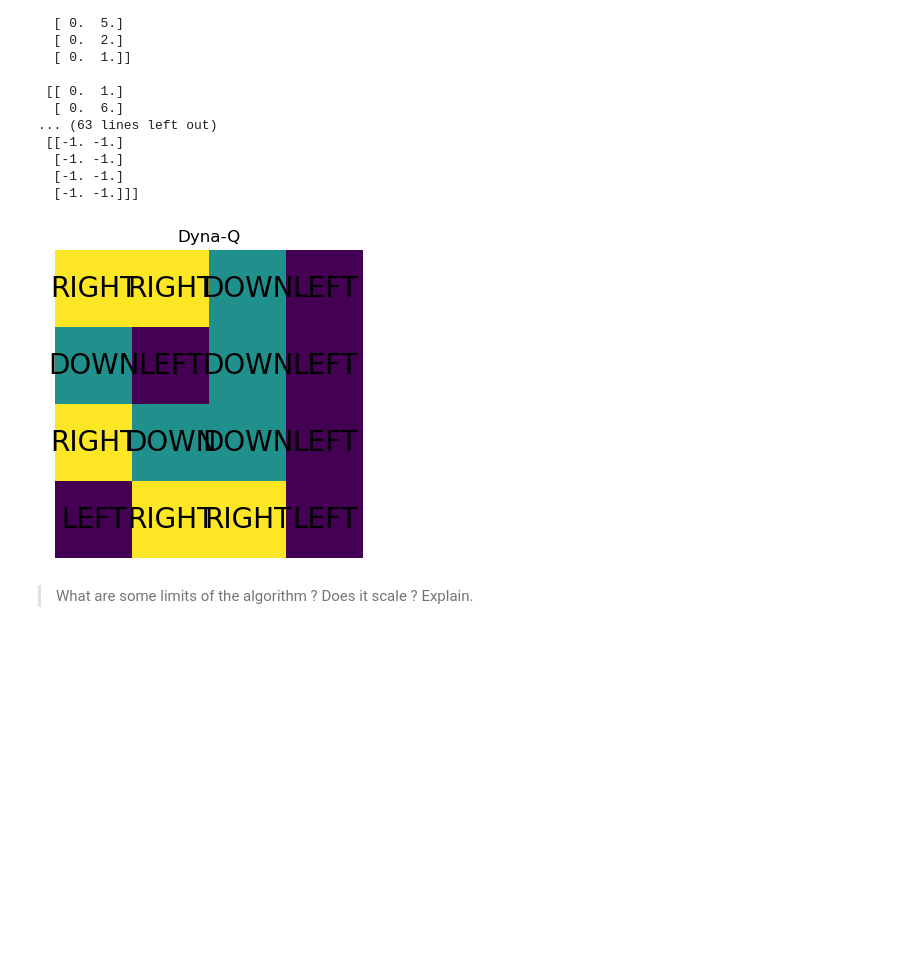
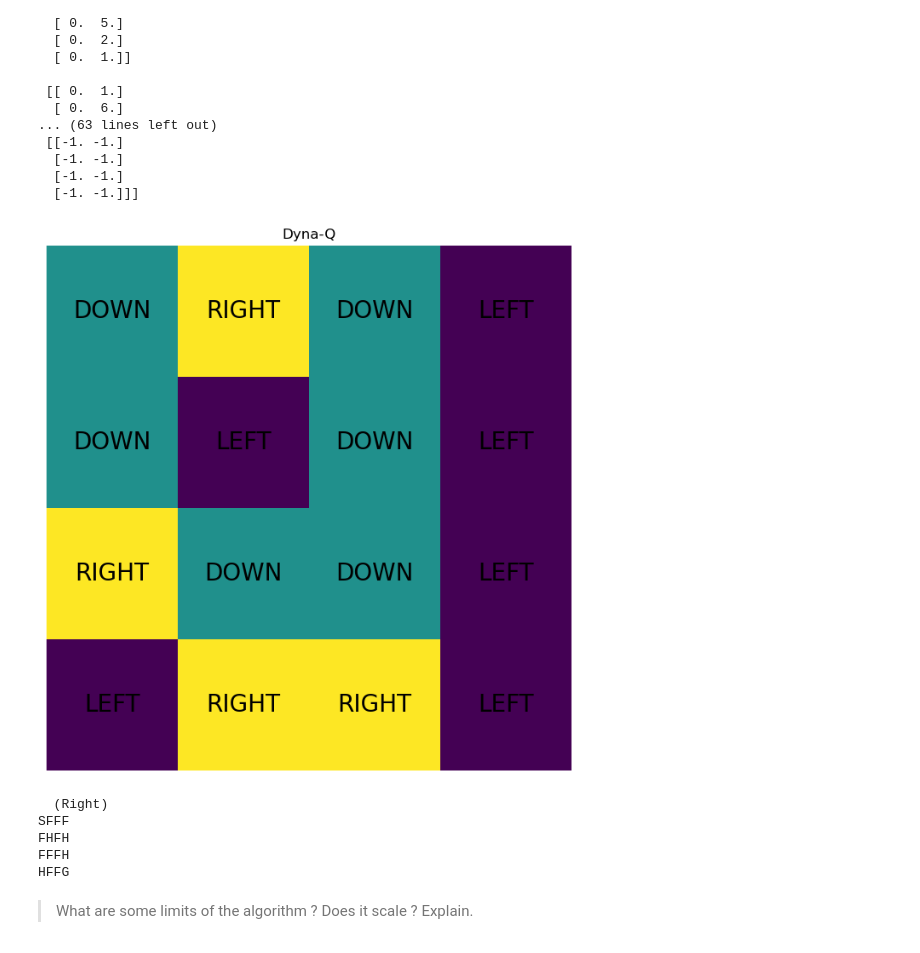
Before and after one commit to Dorin-D/m2-paris-saclay, a Jupyter notebook: reinforcement_learning/TP_3/TP_3.ipynb, the cells around one changed output. Saved outputs shown, nothing was run; the diff lists cells and outputs as text; code cells hidden in the pictures; blank space fills up the shorter version.

```diff
--- a/reinforcement_learning/TP_3/TP_3.ipynb
+++ b/reinforcement_learning/TP_3/TP_3.ipynb
@@ -534,11 +531,11 @@ id_to_action = {
 }
 # %%
 # display the agent's policy for every state
-def display_policy(q, id_to_action, title, figsize=(4, 4)):
+def display_policy(q, id_to_action, title, figsize=(4, 4), map_size=4):
     plt.figure(figsize=figsize)
     plt.title(title)
-    plt.imshow(np.argmax(q, axis=-1).reshape(4, 4))
-    for (j, i), label in np.ndenumerate(np.argmax(q, axis=-1).reshape(4, 4)):
+    plt.imshow(np.argmax(q, axis=-1).reshape(map_size, map_size))
+    for (j, i), label in np.ndenumerate(np.argmax(q, axis=-1).reshape(map_size, map_size)):
         plt.text(i, j, id_to_action[label], ha='center', va='center', fontsize=20)
     plt.axis('off')
     plt.show()
@@ -601,7 +598,7 @@ alpha = 0.1
 gamma = 0.99
 agent = DynaAgent(env, epsilon, alpha, gamma)
 n_steps = 50
-for i in range(1000):
+for i in range(2000):
     action = agent.choose()
     reward,is_done, current_state, action, reward, next_state = agent.observe(action)
     agent.update_model(current_state, action, reward, next_state)
@@ -647,9 +645,28 @@ print(agent.model)
   [-1. -1.]]]
 # %%
 # display
-display_policy(agent.q, id_to_action, title="Dyna-Q")
+display_policy(agent.q, id_to_action, figsize=(8,8), title="Dyna-Q", map_size=4)
 # %% [output]
-[figure, old version]
+[figure, new version]
+# %%
+# render optimal policy
+
+agent.current_state = agent.env.reset()[0]
+while True:
+    action = agent.choose()
+    # do agent observe
+    _, is_done, _, _, _, _ = agent.observe(action)
+    clear_output(True)
+    print(agent.env.render())
+    time.sleep(0.5)
+    if is_done:
+        break
+# %% [output]
+  (Right)
+SFFF
+FHFH
+FFFH
+HFFG
 # %% [markdown]
 > What are some limits of the algorithm ? Does it scale ? Explain.
 # %% [markdown]
```
Also changed, not shown: parts of 7 cells of this notebook, 1 other file.
